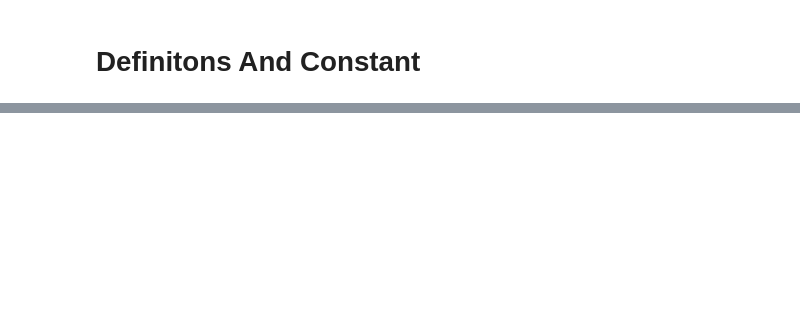
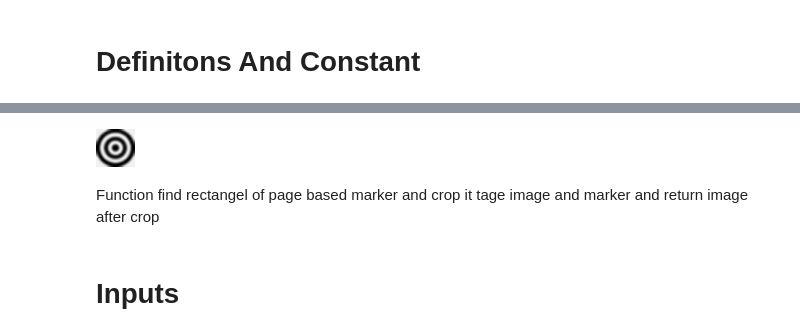
Before and after one commit to Udayraj123/OMRChecker, a Jupyter notebook: OMR.ipynb, the cells around one changed output, grey strips where cells are left out. Cells and saved outputs as stored; diff of their text form; code cells hidden in the pictures; blank space fills up the shorter version.

```diff
--- a/OMR.ipynb
+++ b/OMR.ipynb
@@ -38,0 +146,7 @@ display(Image.fromarray(image))
+# %%
+marker = cv2.imread("savedmar.jpeg", cv2.IMREAD_GRAYSCALE)
+display(Image.fromarray(marker))
+# %% [output]
+[figure, added]
+# %% [markdown]
+Function find rectangel of page based marker and crop it tage image and marker and return image after crop
@@ -38,0 +212,2 @@ display(Image.fromarray(image))
+# %% [markdown]
+# Inputs
```
Also changed, not shown: parts of 22 cells of this notebook, 2 other files.
